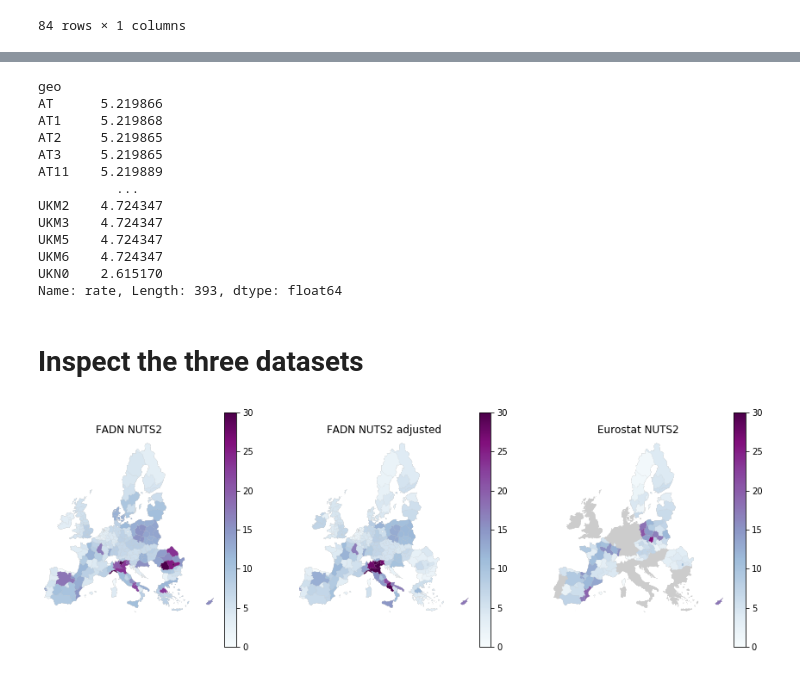
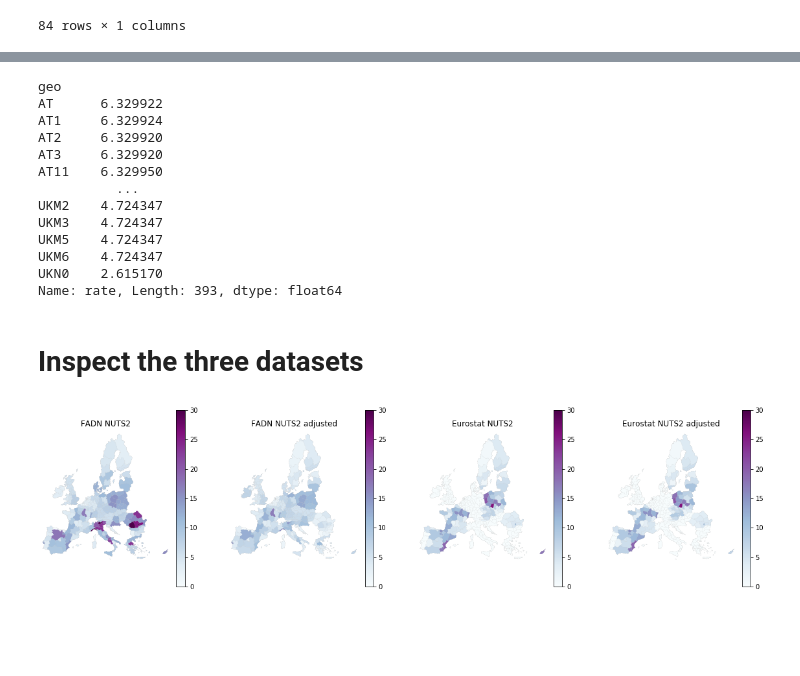
Before and after one commit to rasmuse/subnational-p-budgets, a Jupyter notebook: Mineral fertilizer.ipynb, the cells around one changed output, grey strips where cells are left out. Cells and saved outputs as stored; diff of their text form; code cells hidden in the pictures; blank space fills up the shorter version.

```diff
--- a/Mineral fertilizer.ipynb
+++ b/Mineral fertilizer.ipynb
@@ -223,3 +311,6 @@ for ax, nuts_level in zip(axs, nuts_levels):
+# %%
+eurostat_rate = usefert_chosen_year.div(uaa).rename('rate')
+eurostat_rate_adj = usefert_adj.div(uaa).rename('rate')
 # %% [markdown]
 # Calculate share of each FADN region in each NUTS region
 # %%
@@ -384,7 +475,7 @@ fadn_totals
 # %%
 totals = (
     fadn_totals
-    .join(eurostat_p_qty.rename('eurostat_total'), on='country_code')
+    .join(eurostat_totals.rename('eurostat_total'), on='country_code')
     .dropna()
 )
 totals
@@ -404,7 +495,7 @@ totals
 |  | 2 | 97.452196 | 84.692 |
 84 rows × 2 columns
 # %%
-correction_factor = totals.eval('eurostat_total / fadn_total').rename('factor')
-correction_factor.unstack('nuts_level').sort_values(0).plot.barh(figsize=(5, 10))
+fadn_correction_factor = totals.eval('eurostat_total / fadn_total').rename('factor')
+fadn_correction_factor.unstack('nuts_level').sort_values(0).plot.barh(figsize=(5, 10))
 # %% [output]
 <matplotlib.axes._subplots.AxesSubplot at 0x...>
@@ -430,18 +505,18 @@ fadn_rate_nuts_adj = (
     fadn_rate_nuts
     .to_frame()
     .join(nuts_table)
-    .join(correction_factor, on=['country_code', 'nuts_level'], how='inner')
+    .join(fadn_correction_factor, on=['country_code', 'nuts_level'], how='inner')
     .eval('rate * factor')
     .rename('rate')
 )
 fadn_rate_nuts_adj
 # %% [output]
 geo
-AT      5.219866
-AT1     5.219868
-AT2     5.219865
-AT3     5.219865
-AT11    5.219889
+AT      6.329922
+AT1     6.329924
+AT2     6.329920
+AT3     6.329920
+AT11    6.329950
           ...
 UKM2    4.724347
 UKM3    4.724347
@@ -454,16 +529,17 @@ Name: rate, Length: 393, dtype: float64
 # %%
 data = {
     'FADN NUTS2': fadn_rate_nuts,
     'FADN NUTS2 adjusted': fadn_rate_nuts_adj,
     'Eurostat NUTS2': eurostat_rate,
+    'Eurostat NUTS2 adjusted': eurostat_rate_adj,
 }
 
 fig, axs = plt.subplots(ncols=len(data), figsize=(5*len(data), 5))
 
 for (title, s), ax in zip(data.items(), axs):
     plot_p_rate(nuts_geo.pipe(nuts.filter_nuts_level, 2).join(s, how='inner'), ax=ax)
     ax.set_title(title)
 # %% [output]
-[figure, old version]
+[figure, new version]
 # %%
 final_rate_estimate = fadn_rate_nuts_adj.reindex(candidate_nuts_regions)
```
Also changed, not shown: parts of 16 cells of this notebook.
